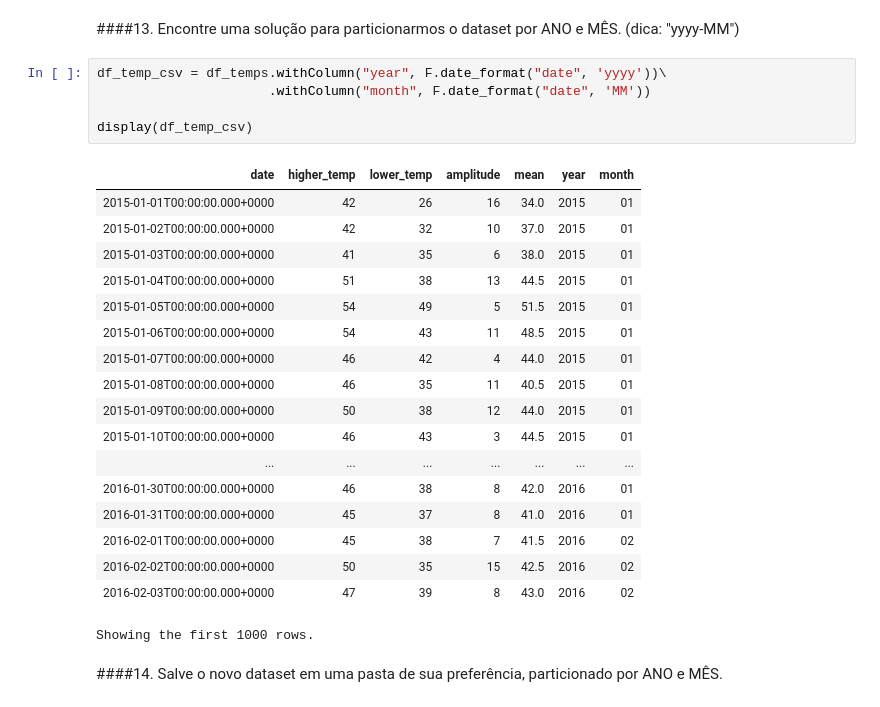
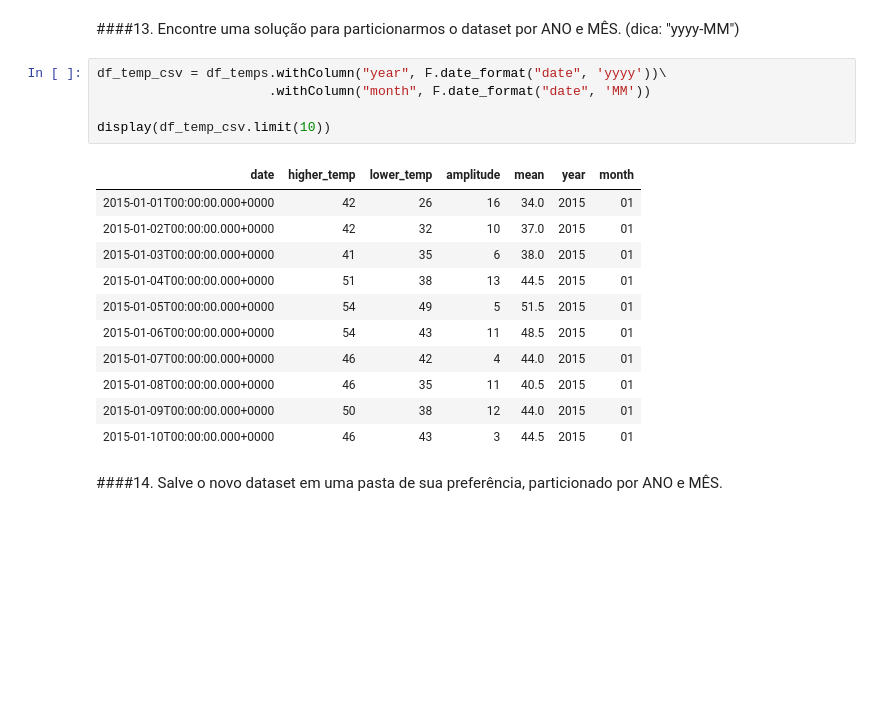
Before and after one commit to JLVanin/Data-Science-Growdev, a Jupyter notebook: Programação com Pyspark/Avaliação_Final.ipynb, the cells around one changed output. Cells and saved outputs as stored; diff of their text form; blank space fills up the shorter version.

```diff
--- a/Programação com Pyspark/Avaliação_Final.ipynb
+++ b/Programação com Pyspark/Avaliação_Final.ipynb
@@ -321,27 +258,20 @@ Showing the first 1000 rows.
 # %%
 df_temp_csv = df_temps.withColumn("year", F.date_format("date", 'yyyy'))\
                       .withColumn("month", F.date_format("date", 'MM'))
 
-display(df_temp_csv)
+display(df_temp_csv.limit(10))
 # %% [output]
 | date | higher_temp | lower_temp | amplitude | mean | year | month |
 | 2015-01-01T00:00:00.000+0000 | 42 | 26 | 16 | 34.0 | 2015 | 01 |
 | 2015-01-02T00:00:00.000+0000 | 42 | 32 | 10 | 37.0 | 2015 | 01 |
 | 2015-01-03T00:00:00.000+0000 | 41 | 35 | 6 | 38.0 | 2015 | 01 |
 | 2015-01-04T00:00:00.000+0000 | 51 | 38 | 13 | 44.5 | 2015 | 01 |
 | 2015-01-05T00:00:00.000+0000 | 54 | 49 | 5 | 51.5 | 2015 | 01 |
 | 2015-01-06T00:00:00.000+0000 | 54 | 43 | 11 | 48.5 | 2015 | 01 |
 | 2015-01-07T00:00:00.000+0000 | 46 | 42 | 4 | 44.0 | 2015 | 01 |
 | 2015-01-08T00:00:00.000+0000 | 46 | 35 | 11 | 40.5 | 2015 | 01 |
 | 2015-01-09T00:00:00.000+0000 | 50 | 38 | 12 | 44.0 | 2015 | 01 |
 | 2015-01-10T00:00:00.000+0000 | 46 | 43 | 3 | 44.5 | 2015 | 01 |
-| ... | ... | ... | ... | ... | ... | ... |
-| 2016-01-30T00:00:00.000+0000 | 46 | 38 | 8 | 42.0 | 2016 | 01 |
-| 2016-01-31T00:00:00.000+0000 | 45 | 37 | 8 | 41.0 | 2016 | 01 |
-| 2016-02-01T00:00:00.000+0000 | 45 | 38 | 7 | 41.5 | 2016 | 02 |
-| 2016-02-02T00:00:00.000+0000 | 50 | 35 | 15 | 42.5 | 2016 | 02 |
-| 2016-02-03T00:00:00.000+0000 | 47 | 39 | 8 | 43.0 | 2016 | 02 |
-Showing the first 1000 rows.
 # %% [markdown]
 ####14. Salve o novo dataset em uma pasta de sua preferência, particionado por ANO e MÊS.
 # %%
```
Also changed, not shown: parts of 17 cells of this notebook.
